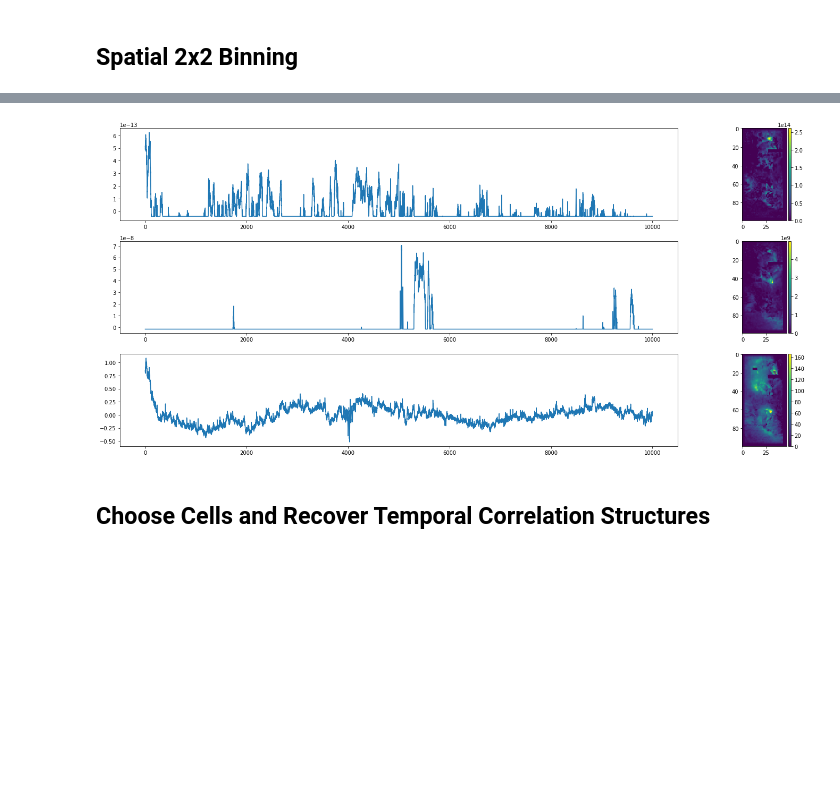
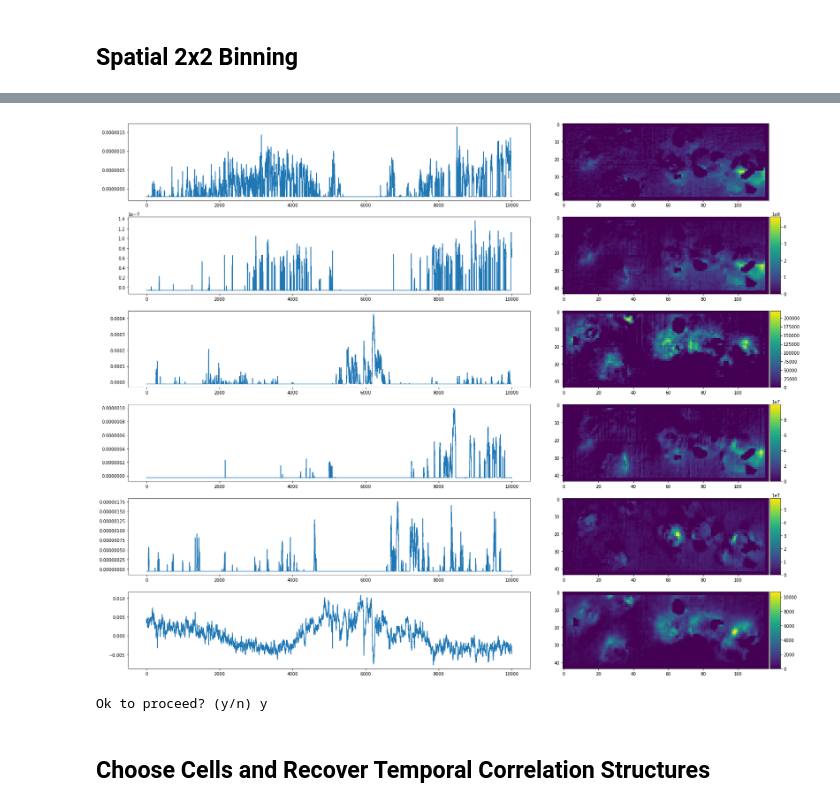
Before and after one commit to adamcohenlab/invivo-imaging, a Jupyter notebook: demix/demix.ipynb, the cells around one changed output, grey strips where cells are left out. Cells and saved outputs as stored; diff of their text form; code cells hidden in the pictures; blank space fills up the shorter version.

```diff
--- a/demix/demix.ipynb
+++ b/demix/demix.ipynb
@@ -247,0 +251,34 @@ for cell_num in range(cell_ct):
+# %%
+# rank of background to model, if none selected
+bg_rank = 1;
+
+a = rlt["fin_rlt"]["a"].copy();
+c = rlt["fin_rlt"]["c"].copy();
+b = rlt["fin_rlt"]["b"].copy();
+
+dims = movB.shape[:2];
+T = last_frame - first_frame;
+
+if 'fb_ini' in locals():
+    fb = fb_ini;
+    ff = ff_ini[first_frame:last_frame:];
+    bg_rank = fb.shape[1]
+else:
+    fb = np.random.rand(np.prod(dims),bg_rank);
+    ff = np.ones((T,bg_rank));
+
+movVec = movB.reshape(np.prod(dims),-1,order="F");
+mov_min = movVec.min();
+if mov_min < 0:
+    mov_min_pw = movVec.min(axis=1,keepdims=True);
+    movVec -= mov_min_pw;
+
+normalize_factor = np.std(movVec,axis=1,keepdims=True)*T
+
+a, c, b, fb, ff, res, corr_img_all_r, num_list = sup.update_AC_bg_l2_Y(movVec[:,first_frame:last_frame].copy(),
+                                                                   normalize_factor, a, c, b, ff, fb, dims,
+                                                                   corr_th_fix=0.35,
+                                                                   maxiter=35, tol=1e-8,
+                                                                   merge_corr_thr=0.8,
+                                                                   merge_overlap_thr=0.8, keep_shape=True
+                                                                   );
@@ -248,14 +325,25 @@ for cell_num in range(cell_ct):
 # %%
 # plot all background traces and footprints
+bg_rank = fb.shape[1]
 
 plt.figure(figsize=(25,3*bg_rank))
+
 for bkgd_num in range(bg_rank):
     plt.subplot(bg_rank,2,2*bkgd_num+1)
-    plt.plot(rlt["fin_rlt"]["ff"][:,bkgd_num])
+    plt.plot(ff[:,bkgd_num])
+
+    bkgd_comp = fb[:,bkgd_num].reshape(movB.shape[1::-1]).transpose(1,0)
     plt.subplot(bg_rank,2,2*bkgd_num+2)
-    io.imshow(rlt["fin_rlt"]["fb"][:,bkgd_num].reshape(movB.shape[1::-1]).transpose(1,0))
+    io.imshow(bkgd_comp)
 # %% [output]
-[figure, old version]
+[figure, new version]
+# %%
+proc = input('Ok to proceed? (y/n) ')
+
+if proc.lower() == 'n':
+    raise KeyboardInterrupt('Stop requested by user.')
+# %% [output]
+Ok to proceed? (y/n) y
 # %% [markdown]
 ## Choose Cells and Recover Temporal Correlation Structures
 # %%
```
Also changed, not shown: parts of 32 cells of this notebook, 4 other files.
